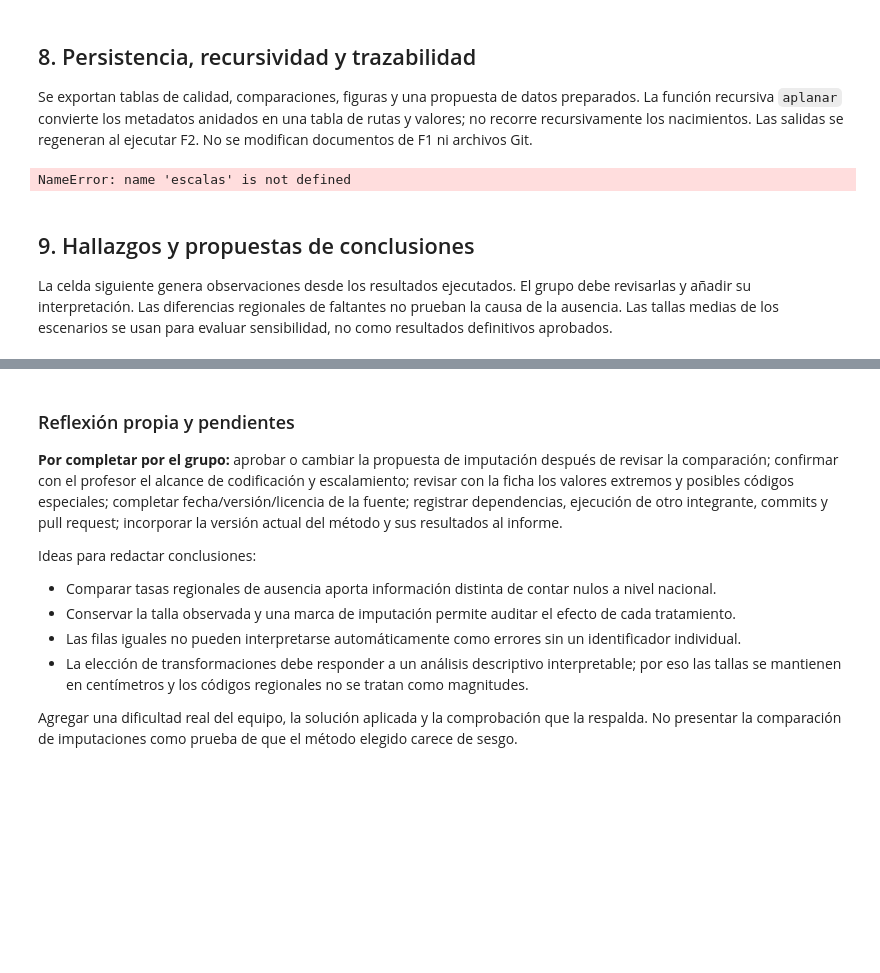
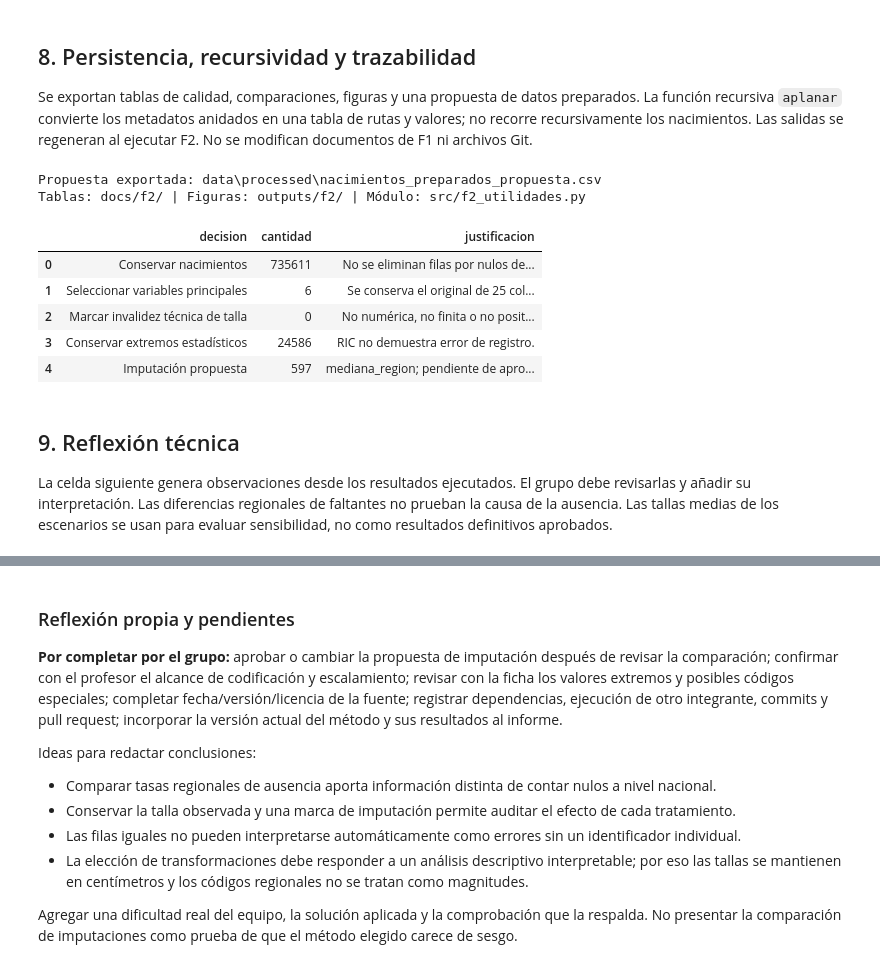
Before and after one commit to jorgealtamiranonavarrete-art/proyecto-grupo2, a Jupyter notebook: F2/F2_Preparacion_borrador.ipynb, the cells around one changed output, grey strips where cells are left out. Saved outputs shown, nothing was run; the diff lists cells and outputs as text; code cells hidden in the pictures; blank space fills up the shorter version.

Commit message:
Actualización de las variables de la tabla en la sección 8 Persistencia, recursividad y trazabilidad

```diff
--- a/F2/F2_Preparacion_borrador.ipynb
+++ b/F2/F2_Preparacion_borrador.ipynb
@@ -586,41 +586,53 @@ los nacimientos. Las salidas se regeneran al ejecutar F2. No se modifican docume
 # %%
 bitacora = pd.DataFrame([
     ('Conservar nacimientos', len(crudo), 'No se eliminan filas por nulos de talla o por igualdad de atributos.'),
     ('Seleccionar variables principales', len(u.CLAVES), 'Se conserva el original de 25 columnas y su perfil completo.'),
     ('Marcar invalidez técnica de talla', int(preparado.talla_invalida_tecnica.sum()), 'No numérica, no finita o no positiva; conservar original.'),
     ('Conservar extremos estadísticos', ATIPICOS['n_fuera_ric'], 'RIC no demuestra error de registro.'),
     ('Imputación propuesta', int(preparado.talla_imputada.sum()), METODO_PROPUESTO + '; pendiente de aprobación del grupo.'),
 ], columns=['decision','cantidad','justificacion'])
-tablas = {'perfil_variables':perfil, 'faltantes_por_region':regional,
-    'talla_faltantes_por_region':talla_regional,'comparacion_imputacion':comparacion,
-    'sensibilidad_regional':sensibilidad,'extremos_sensibilidad':extremos,
-    'comparacion_escalas':escalas,'catalogo_region_onehot':catalogo_codificado,
-    'calendario':calendario,'bitacora':bitacora}
+tablas = {
+    'perfil_variables': perfil,
+    'faltantes_por_region': regional,
+    'talla_faltantes_por_region': talla_regional,
+    'comparacion_imputacion': comparacion,
+    'sensibilidad_regional': sensibilidad,
+    'extremos_sensibilidad': extremos,
+    'calendario': calendario,
+    'bitacora': bitacora
+}
 for nombre, tabla in tablas.items():
     tabla.to_csv(DOCS / f'{nombre}.csv', index=False)
 salida = PROCESADOS / 'nacimientos_preparados_propuesta.csv'
 preparado.to_csv(salida, index=False, encoding='utf-8')
 verificacion_salida = pd.read_csv(salida, usecols=['ANO_NAC','talla_analisis_cm','talla_imputada'])
 assert len(verificacion_salida) == len(crudo)
 assert np.allclose(verificacion_salida.talla_analisis_cm, preparado.talla_analisis_cm, equal_nan=True)
 assert verificacion_salida.talla_imputada.sum() == preparado.talla_imputada.sum()
 METADATOS = {'proyecto':{'grupo':2,'periodo':'2020–2023 acumulado'},
     'ejecucion':{'fecha':date.today().isoformat(),'python':platform.python_version(),'bibliotecas':VERSIONES},
     'fuente':{'archivo':ARCHIVO.name,'sha256':SHA_ORIGINAL,'filas':len(crudo),'columnas':len(crudo.columns)},
     'preparacion':{'metodo_propuesto':METODO_PROPUESTO,'decision_grupo':'por completar',
         'imputados':int(preparado.talla_imputada.sum()),'filas_iguales_adicionales':FILAS_IGUALES_ADICIONALES},
     'pendientes':{'fecha_descarga':'por completar','licencia':'por completar',
         'validacion_docente_transformaciones':'por completar','revision_equipo':'por completar'}}
 assert u.aplanar({'a':{'b':3},'c':2}) == {'a.b':3,'c':2}
 (DOCS / 'metadatos.json').write_text(json.dumps(METADATOS, ensure_ascii=False, indent=2), encoding='utf-8')
 pd.DataFrame(u.aplanar(METADATOS).items(), columns=['ruta','valor']).to_csv(DOCS / 'metadatos_aplanados.csv', index=False)
 print('Propuesta exportada:', salida.relative_to(RAIZ))
 print('Tablas: docs/f2/ | Figuras: outputs/f2/ | Módulo: src/f2_utilidades.py')
 display(bitacora)
 # %% [output]
-NameError: name 'escalas' is not defined
+Propuesta exportada: data\processed\nacimientos_preparados_propuesta.csv
+Tablas: docs/f2/ | Figuras: outputs/f2/ | Módulo: src/f2_utilidades.py
+|  | decision | cantidad | justificacion |
+| 0 | Conservar nacimientos | 735611 | No se eliminan filas por nulos de... |
+| 1 | Seleccionar variables principales | 6 | Se conserva el original de 25 col... |
+| 2 | Marcar invalidez técnica de talla | 0 | No numérica, no finita o no posit... |
+| 3 | Conservar extremos estadísticos | 24586 | RIC no demuestra error de registro. |
+| 4 | Imputación propuesta | 597 | mediana_region; pendiente de apro... |
 # %% [markdown]
-## 9. Hallazgos y propuestas de conclusiones
+## 9. Reflexión técnica
 La celda siguiente genera observaciones desde los resultados ejecutados. El grupo debe revisarlas y
 añadir su interpretación. Las diferencias regionales de faltantes no prueban la causa de la ausencia.
 Las tallas medias de los escenarios se usan para evaluar sensibilidad, no como resultados definitivos aprobados.
```
Also changed, not shown: parts of 1 cell of this notebook, 11 other files.
